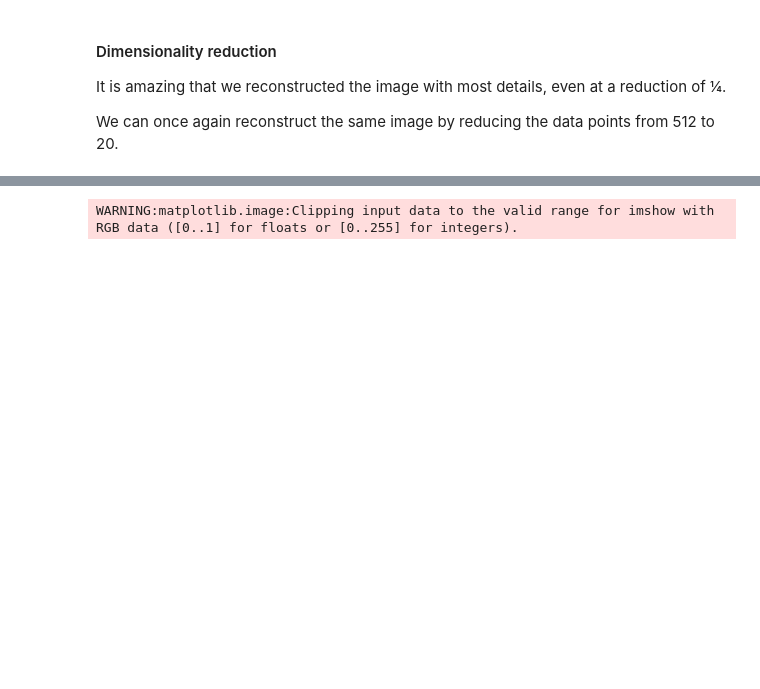
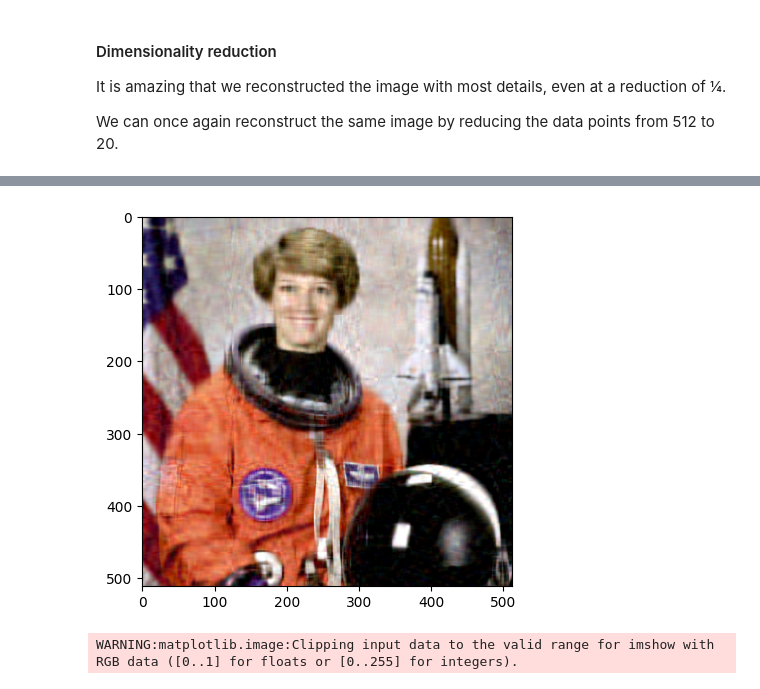
Before and after one commit to JaiKumar1717/FMML-Notebook, a Jupyter notebook: Lab_1_Assignment.ipynb, the cells around one changed output, grey strips where cells are left out. Drawn from its saved outputs; the diff is of its cells as text; code cells hidden in the pictures; blank space fills up the shorter version.

```diff
--- a/Lab_1_Assignment.ipynb
+++ b/Lab_1_Assignment.ipynb
@@ -444,0 +473,7 @@ We can once again reconstruct the same image by reducing the data points from 51
+# %%
+k = 30
+reconst = U @ Sigma[:,:,:k] @ V[:,:k,:]
+reconst = np.transpose(reconst, axes=(1,2,0))
+plt.imshow(reconst)
+plt.show()
+# %% [output]
@@ -445,3 +481,4 @@ We can once again reconstruct the same image by reducing the data points from 51
+[figure, added]
 # %%
 k = 20
 reconst = U @ Sigma[:,:,:k] @ V[:,:k,:]
```
Also changed, not shown: parts of 13 cells of this notebook.
